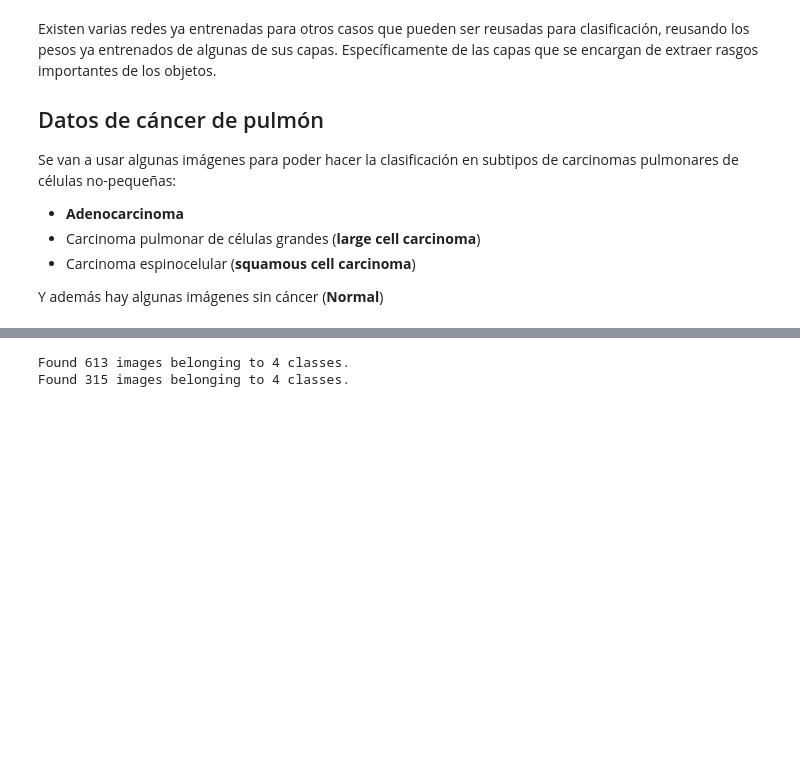
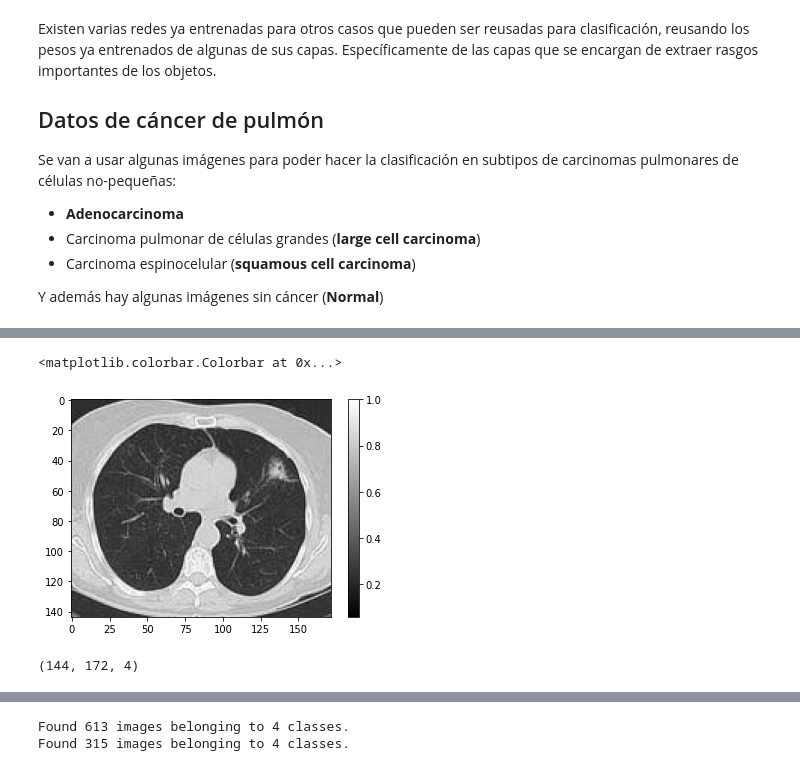
Before and after one commit to ibonetc/DeepLearning_Salud, a Jupyter notebook: DL_ClasificacionCancerPulmon.ipynb, the cells around one changed output, grey strips where cells are left out. Saved outputs shown, nothing was run; the diff lists cells and outputs as text; code cells hidden in the pictures; blank space fills up the shorter version.

```diff
--- a/DL_ClasificacionCancerPulmon.ipynb
+++ b/DL_ClasificacionCancerPulmon.ipynb
@@ -18,0 +39,18 @@ Y además hay algunas imágenes sin cáncer (**Normal**)
+# %%
+adenocarcinoma = glob.glob("/content/CancerPulmon/train/adenocarcinoma/*.png")
+normal= glob.glob("/content/CancerPulmon/train/normal/*.png")
+large_cell=glob.glob("/content/CancerPulmon/train/large.cell.carcinoma/*.png")
+squamous_cell=glob.glob("/content/CancerPulmon/train/squamous.cell.carcinoma/*.png")
+# %%
+img = plt.imread(adenocarcinoma[0])
+plt.gray()
+plt.imshow(img)
+plt.grid(False)
+plt.colorbar()
+# %% [output]
+<matplotlib.colorbar.Colorbar at 0x...>
+[figure, added]
+# %%
+img.shape
+# %% [output]
+(144, 172, 4)
```
Also changed, not shown: parts of 51 cells of this notebook.
